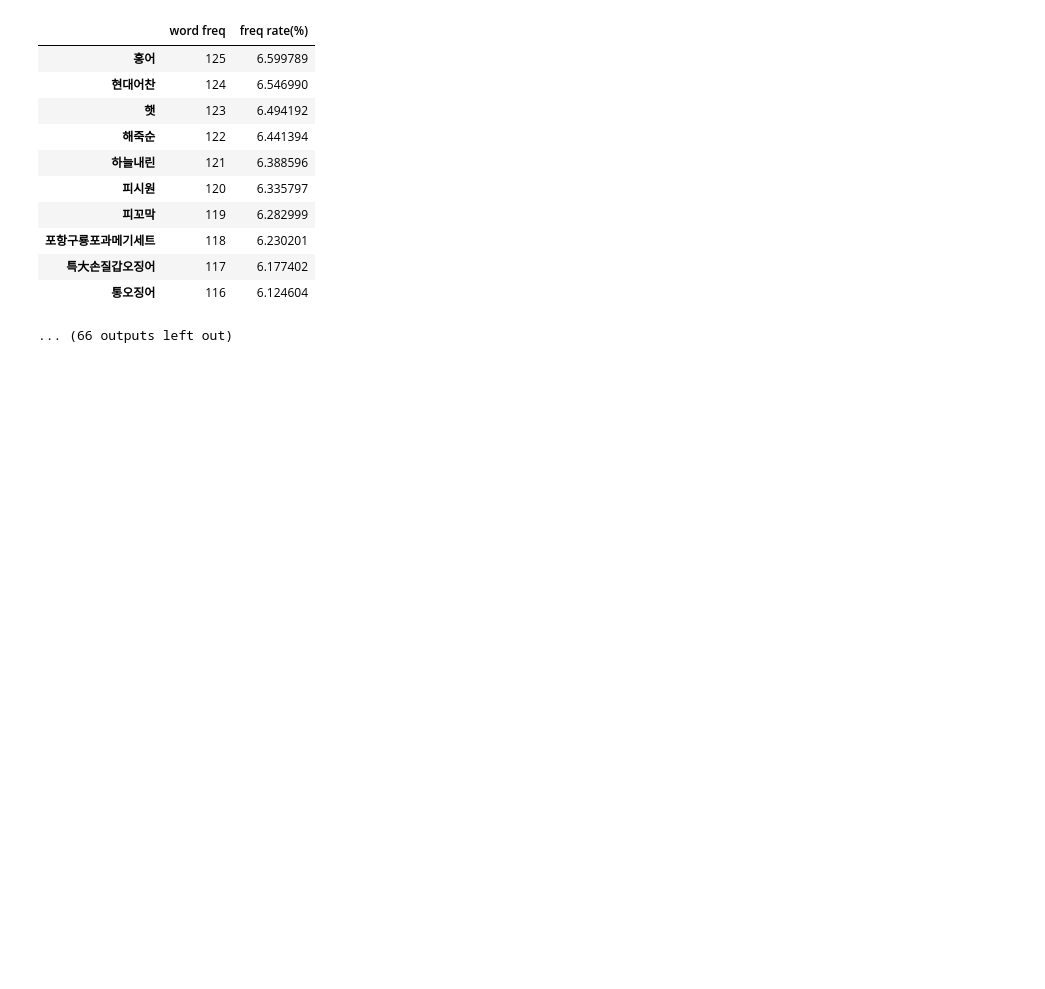
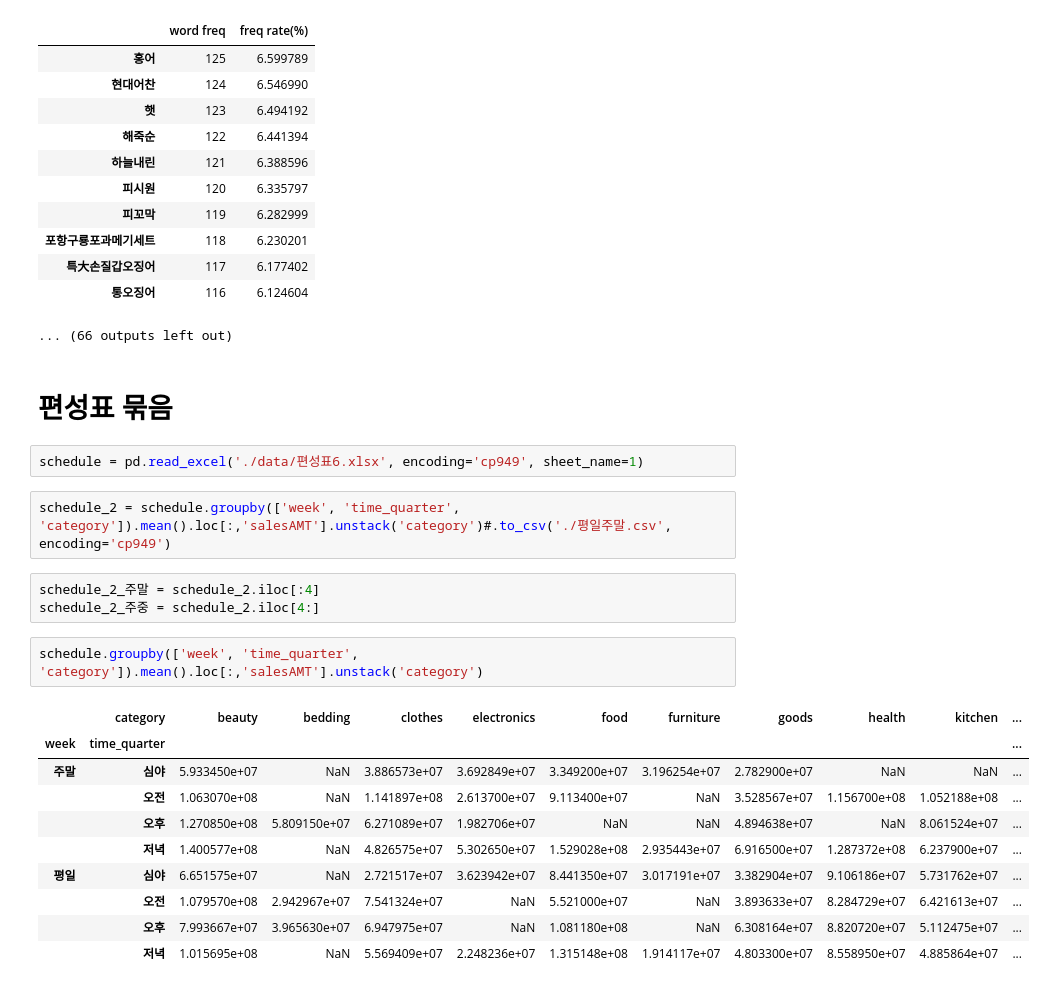
Before and after one commit to shp1204/WANPANMAN, a Jupyter notebook: EDA_ver2.ipynb, the cells around one changed output. Cells and saved outputs as stored; diff of their text form; blank space fills up the shorter version.

```diff
--- a/EDA_ver2.ipynb
+++ b/EDA_ver2.ipynb
@@ -844,3 +828,25 @@ for one_category in category_list :
 | 특大손질갑오징어 | 117 | 6.177402 |
 | 통오징어 | 116 | 6.124604 |
 ... (66 outputs left out)
+# %% [markdown]
+# 편성표 묶음
+# %%
+schedule = pd.read_excel('./data/편성표6.xlsx', encoding='cp949', sheet_name=1)
+# %%
+schedule_2 = schedule.groupby(['week', 'time_quarter', 'category']).mean().loc[:,'salesAMT'].unstack('category')#.to_csv('./평일주말.csv', encoding='cp949')
+# %%
+schedule_2_주말 = schedule_2.iloc[:4]
+schedule_2_주중 = schedule_2.iloc[4:]
+# %%
+schedule.groupby(['week', 'time_quarter', 'category']).mean().loc[:,'salesAMT'].unstack('category')
+# %% [output]
+|  | category | beauty | bedding | clothes | electronics | food | furniture | goods | health | kitchen | ... |
+| week | time_quarter |  |  |  |  |  |  |  |  |  | ... |
+| 주말 | 심야 | 5.933450e+07 | NaN | 3.886573e+07 | 3.692849e+07 | 3.349200e+07 | 3.196254e+07 | 2.782900e+07 | NaN | NaN | ... |
+|  | 오전 | 1.063070e+08 | NaN | 1.141897e+08 | 2.613700e+07 | 9.113400e+07 | NaN | 3.528567e+07 | 1.156700e+08 | 1.052188e+08 | ... |
+|  | 오후 | 1.270850e+08 | 5.809150e+07 | 6.271089e+07 | 1.982706e+07 | NaN | NaN | 4.894638e+07 | NaN | 8.061524e+07 | ... |
+|  | 저녁 | 1.400577e+08 | NaN | 4.826575e+07 | 5.302650e+07 | 1.529028e+08 | 2.935443e+07 | 6.916500e+07 | 1.287372e+08 | 6.237900e+07 | ... |
+| 평일 | 심야 | 6.651575e+07 | NaN | 2.721517e+07 | 3.623942e+07 | 8.441350e+07 | 3.017191e+07 | 3.382904e+07 | 9.106186e+07 | 5.731762e+07 | ... |
+|  | 오전 | 1.079570e+08 | 2.942967e+07 | 7.541324e+07 | NaN | 5.521000e+07 | NaN | 3.893633e+07 | 8.284729e+07 | 6.421613e+07 | ... |
+|  | 오후 | 7.993667e+07 | 3.965630e+07 | 6.947975e+07 | NaN | 1.081180e+08 | NaN | 6.308164e+07 | 8.820720e+07 | 5.112475e+07 | ... |
+|  | 저녁 | 1.015695e+08 | NaN | 5.569409e+07 | 2.248236e+07 | 1.315148e+08 | 1.914117e+07 | 4.803300e+07 | 8.558950e+07 | 4.885864e+07 | ... |
```
Also changed, not shown: parts of 7 cells of this notebook, 7 other files.
